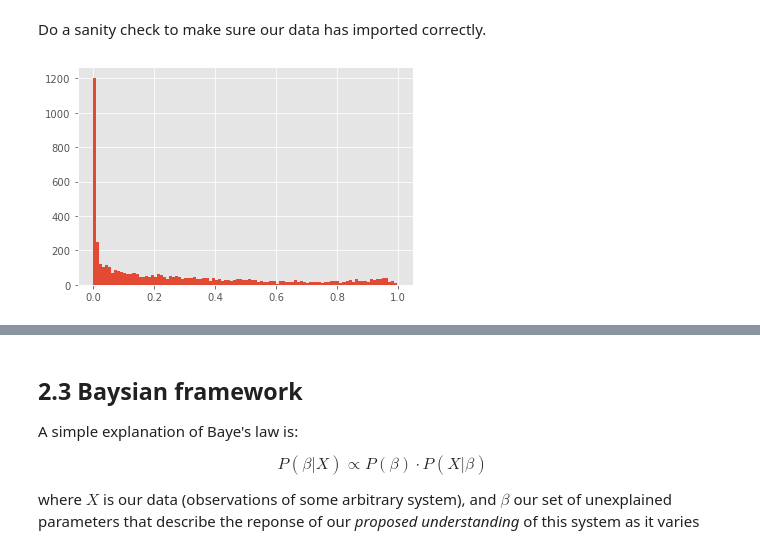
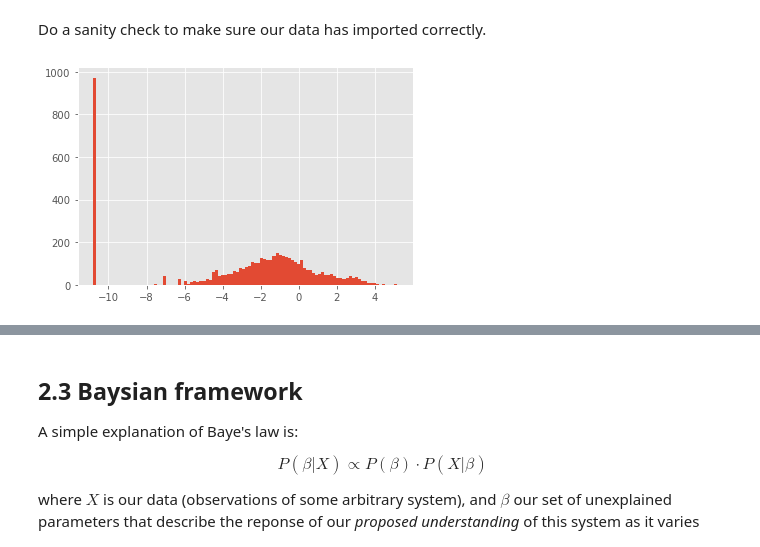
Before and after one commit to douglask3/savanna_fire_feedback_test, a Jupyter notebook: notebooks/bayesian_inference.ipynb, the cells around one changed output, grey strips where cells are left out. Cells and saved outputs as stored; diff of their text form; code cells hidden in the pictures.

Commit message:
running logit version

```diff
--- a/notebooks/bayesian_inference.ipynb
+++ b/notebooks/bayesian_inference.ipynb
@@ -220,12 +220,12 @@ def ttLogit(x, n):
 # %%
 obs = fd["TreeCover"].values
 obs = obs/0.8
-#obs = npLogit(obs, nlines)
+obs = npLogit(obs, nlines)
 
 plt.hist(obs, 100)
 plt.show()
 # %% [output]
-[figure, old version]
+[figure, new version]
 # %%
 #print(fd.info())
 #print(fd.head())
```
Also changed, not shown: parts of 4 cells of this notebook.
